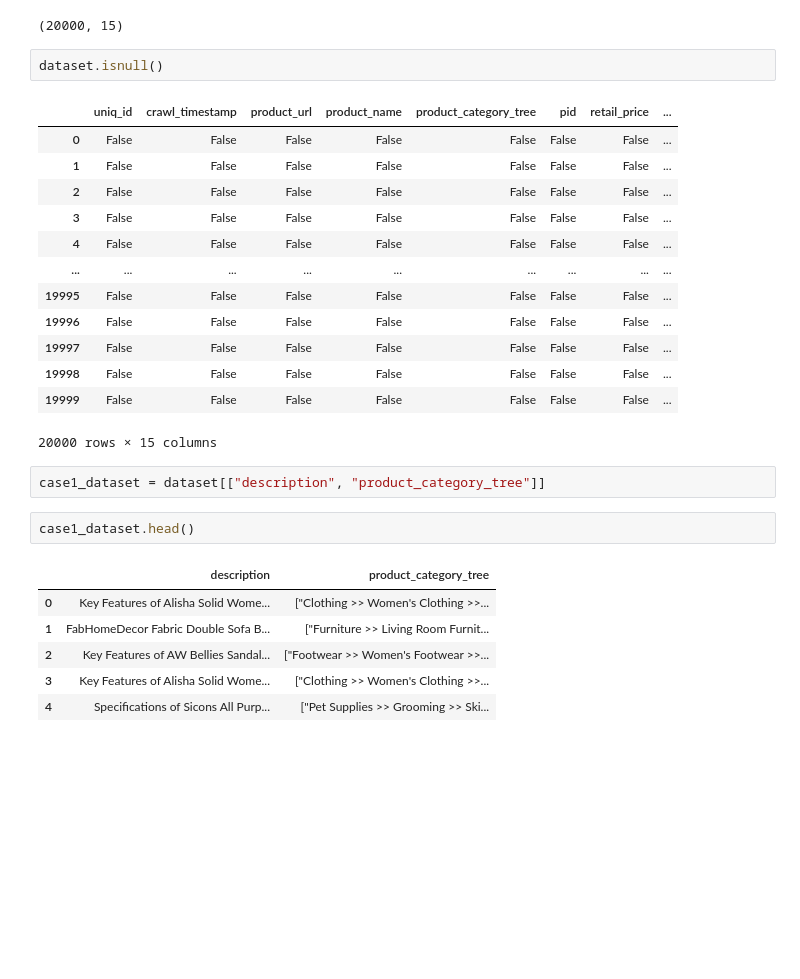
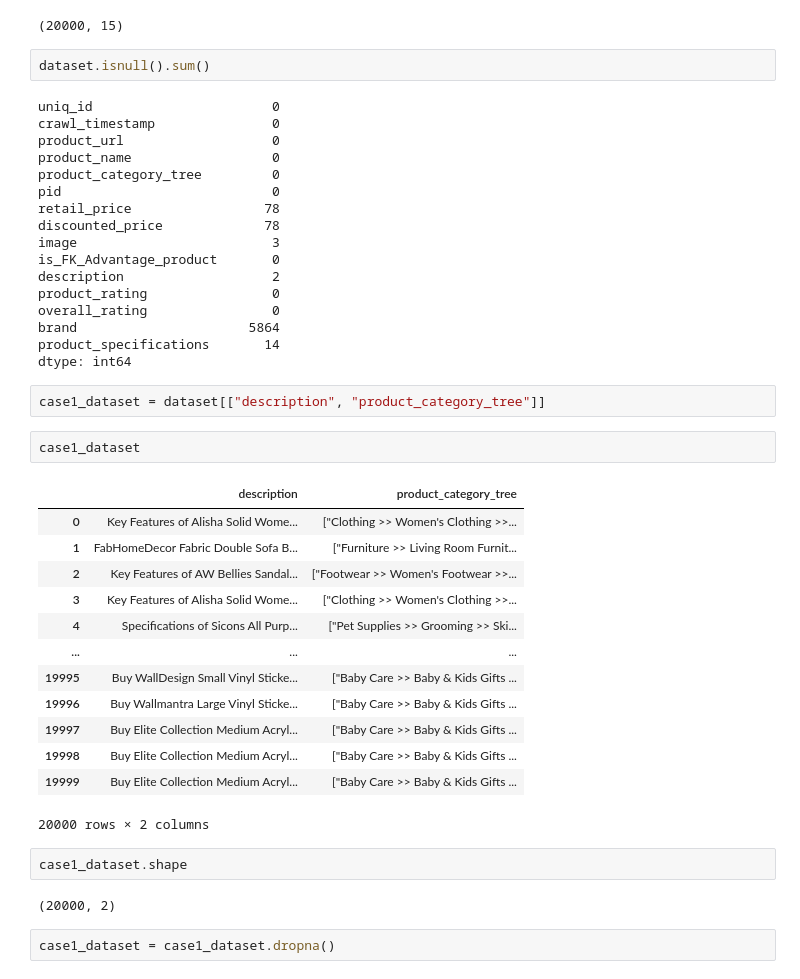
Before and after one commit to ABCoder1/Predicting-Category-using-description, a Jupyter notebook: Predicting class through description.ipynb, the cells around one changed output. Saved outputs shown, nothing was run; the diff lists cells and outputs as text; blank space fills up the shorter version.

```diff
--- a/Predicting class through description.ipynb
+++ b/Predicting class through description.ipynb
@@ -38,29 +38,45 @@ dataset.shape
 # %% [output]
 (20000, 15)
 # %%
-dataset.isnull()
+dataset.isnull().sum()
 # %% [output]
-|  | uniq_id | crawl_timestamp | product_url | product_name | product_category_tree | pid | retail_price | ... |
-| 0 | False | False | False | False | False | False | False | ... |
-| 1 | False | False | False | False | False | False | False | ... |
-| 2 | False | False | False | False | False | False | False | ... |
-| 3 | False | False | False | False | False | False | False | ... |
-| 4 | False | False | False | False | False | False | False | ... |
-| ... | ... | ... | ... | ... | ... | ... | ... | ... |
-| 19995 | False | False | False | False | False | False | False | ... |
-| 19996 | False | False | False | False | False | False | False | ... |
-| 19997 | False | False | False | False | False | False | False | ... |
-| 19998 | False | False | False | False | False | False | False | ... |
-| 19999 | False | False | False | False | False | False | False | ... |
-20000 rows × 15 columns
+uniq_id                       0
+crawl_timestamp               0
+product_url                   0
+product_name                  0
+product_category_tree         0
+pid                           0
+retail_price                 78
+discounted_price             78
+image                         3
+is_FK_Advantage_product       0
+description                   2
+product_rating                0
+overall_rating                0
+brand                      5864
+product_specifications       14
+dtype: int64
 # %%
 case1_dataset = dataset[["description", "product_category_tree"]]
 # %%
-case1_dataset.head()
+case1_dataset
 # %% [output]
 |  | description | product_category_tree |
 | 0 | Key Features of Alisha Solid Wome... | ["Clothing >> Women's Clothing >>... |
 | 1 | FabHomeDecor Fabric Double Sofa B... | ["Furniture >> Living Room Furnit... |
 | 2 | Key Features of AW Bellies Sandal... | ["Footwear >> Women's Footwear >>... |
 | 3 | Key Features of Alisha Solid Wome... | ["Clothing >> Women's Clothing >>... |
 | 4 | Specifications of Sicons All Purp... | ["Pet Supplies >> Grooming >> Ski... |
+| ... | ... | ... |
+| 19995 | Buy WallDesign Small Vinyl Sticke... | ["Baby Care >> Baby & Kids Gifts ... |
+| 19996 | Buy Wallmantra Large Vinyl Sticke... | ["Baby Care >> Baby & Kids Gifts ... |
+| 19997 | Buy Elite Collection Medium Acryl... | ["Baby Care >> Baby & Kids Gifts ... |
+| 19998 | Buy Elite Collection Medium Acryl... | ["Baby Care >> Baby & Kids Gifts ... |
+| 19999 | Buy Elite Collection Medium Acryl... | ["Baby Care >> Baby & Kids Gifts ... |
+20000 rows × 2 columns
+# %%
+case1_dataset.shape
+# %% [output]
+(20000, 2)
+# %%
+case1_dataset = case1_dataset.dropna()
```
Also changed, not shown: parts of 16 cells of this notebook, 1 other file.
